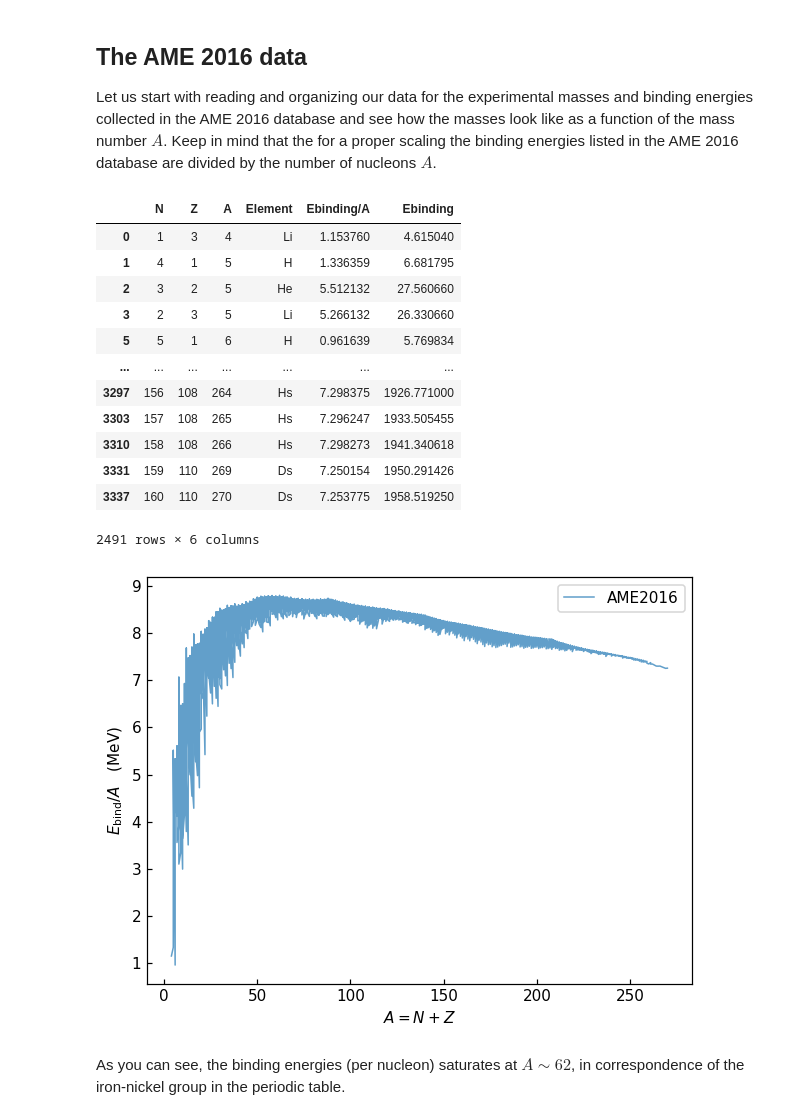
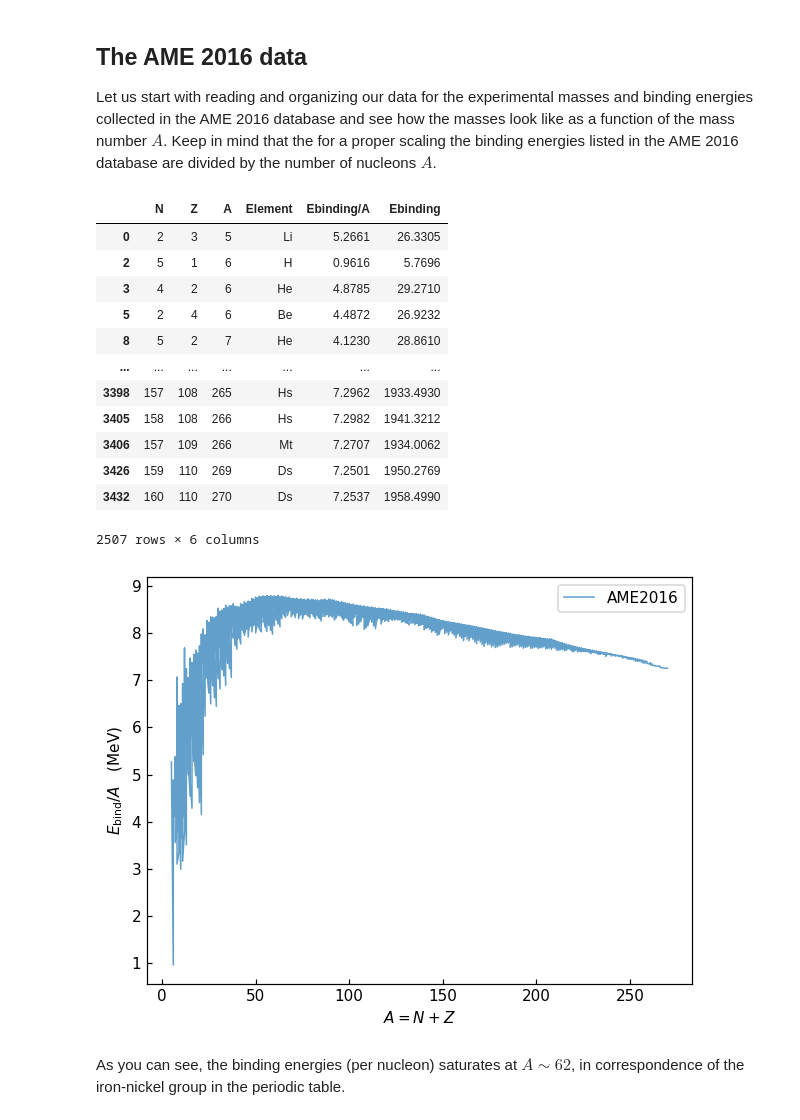
Before and after one commit to taytnels/NS3_Nucleosynthesis_Activity, a Jupyter notebook: notebook/masses.ipynb, the cells around one changed output. Drawn from its saved outputs; the diff is of its cells as text; code cells hidden in the pictures.

```diff
--- a/notebook/masses.ipynb
+++ b/notebook/masses.ipynb
@@ -145,7 +145,7 @@ def save_fig(fig_id):
 #
 # File containing experimental masses
 #
-infile = open(data_path("MassEval2016.dat"),'r')
+infile = open(data_path("MassEval2020.dat"),'r')
 
 
 #
@@ -155,45 +155,45 @@ Masses = pd.read_fwf(infile, usecols=(2,3,4,6,11),
               names=('N', 'Z', 'A', 'Element', 'Ebinding/A'),
               widths=(1,3,5,5,5,1,3,4,1,13,11,11,9,1,2,11,9,1,3,1,12,11,1),
               header=39,
               index_col=False)
 
 # Extrapolated values are indicated by '#' in place of the decimal place, so
 # the Ebinding column won't be numeric. Coerce to float and drop these entries.
 Masses['Ebinding/A'] = pd.to_numeric(Masses['Ebinding/A'], errors='coerce')
 Masses = Masses.dropna()
 
 # Convert from keV to MeV, and from energy per nucleon to energy
 Masses['Ebinding/A'] /= 1000
 Masses['Ebinding'] = Masses['Ebinding/A'] * Masses['A']
 display(Masses)
 
 
 #
 # Let's plot the experimental binding energies per nucleon
 #
 fig, ax = plt.subplots(dpi=110)
 ax.set_xlabel(r'$A = N + Z$')
 ax.set_ylabel(r'$E_\mathrm{bind}/A \quad (\mathrm{MeV})$')
 ax.plot(Masses['A'], Masses['Ebinding/A'], alpha=0.7, lw=1,
             label='AME2016')
 ax.legend()
 save_fig("Masses_AME2016")
 plt.show()
 # %% [output]
 |  | N | Z | A | Element | Ebinding/A | Ebinding |
-| 0 | 1 | 3 | 4 | Li | 1.153760 | 4.615040 |
-| 1 | 4 | 1 | 5 | H | 1.336359 | 6.681795 |
-| 2 | 3 | 2 | 5 | He | 5.512132 | 27.560660 |
-| 3 | 2 | 3 | 5 | Li | 5.266132 | 26.330660 |
-| 5 | 5 | 1 | 6 | H | 0.961639 | 5.769834 |
+| 0 | 2 | 3 | 5 | Li | 5.2661 | 26.3305 |
+| 2 | 5 | 1 | 6 | H | 0.9616 | 5.7696 |
+| 3 | 4 | 2 | 6 | He | 4.8785 | 29.2710 |
+| 5 | 2 | 4 | 6 | Be | 4.4872 | 26.9232 |
+| 8 | 5 | 2 | 7 | He | 4.1230 | 28.8610 |
 | ... | ... | ... | ... | ... | ... | ... |
-| 3297 | 156 | 108 | 264 | Hs | 7.298375 | 1926.771000 |
-| 3303 | 157 | 108 | 265 | Hs | 7.296247 | 1933.505455 |
-| 3310 | 158 | 108 | 266 | Hs | 7.298273 | 1941.340618 |
-| 3331 | 159 | 110 | 269 | Ds | 7.250154 | 1950.291426 |
-| 3337 | 160 | 110 | 270 | Ds | 7.253775 | 1958.519250 |
+| 3398 | 157 | 108 | 265 | Hs | 7.2962 | 1933.4930 |
+| 3405 | 158 | 108 | 266 | Hs | 7.2982 | 1941.3212 |
+| 3406 | 157 | 109 | 266 | Mt | 7.2707 | 1934.0062 |
+| 3426 | 159 | 110 | 269 | Ds | 7.2501 | 1950.2769 |
+| 3432 | 160 | 110 | 270 | Ds | 7.2537 | 1958.4990 |
-2491 rows × 6 columns
+2507 rows × 6 columns
-[figure, old version]
+[figure, new version]
 # %% [markdown]
 As you can see, the binding energies (per nucleon) saturates at $A \sim 62$, in correspondence of the iron-nickel group in the periodic table.
 # %% [markdown]
```
Also changed, not shown: parts of 1 cell of this notebook, 1 other file.
